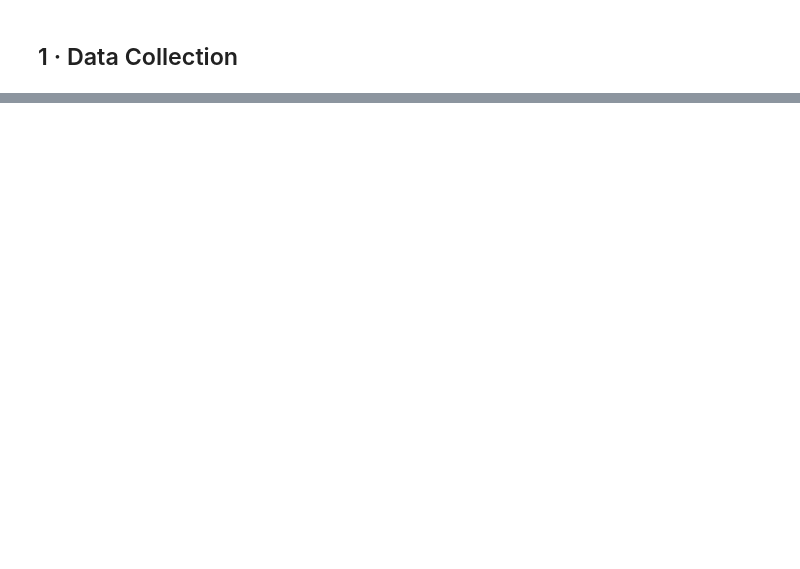
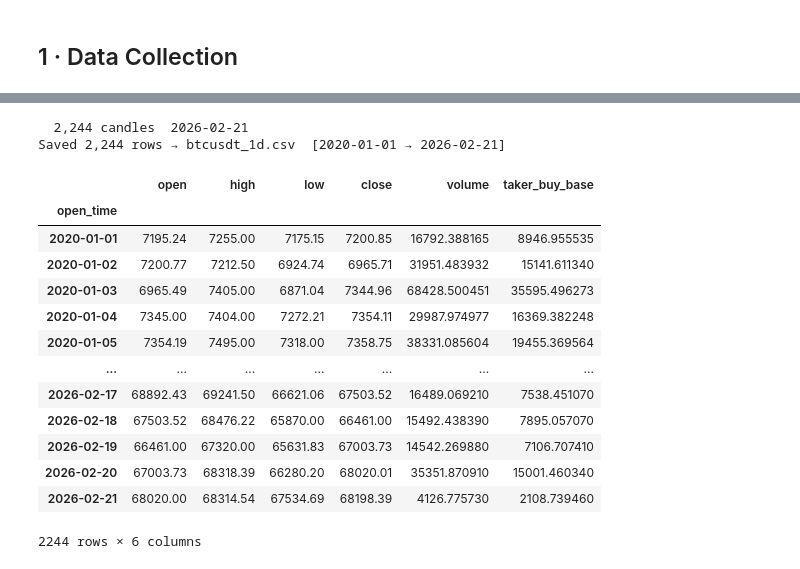
Before and after one commit to Khdeng/BTC-CTA-Strategy, a Jupyter notebook: btc_cta_strategy.ipynb, the cells around one changed output, grey strips where cells are left out. Drawn from its saved outputs; the diff is of its cells as text; code cells hidden in the pictures; blank space fills up the shorter version.

```diff
--- a/btc_cta_strategy.ipynb
+++ b/btc_cta_strategy.ipynb
@@ -152,44 +12,58 @@ Downloads hourly BTCUSDT klines (spot) via the public Binance REST API — no AP
 # %%
-import time, requests, pandas as pd
+import requests
+import pandas as pd
 from datetime import datetime, timezone
 
-SYMBOL, INTERVAL, START_DATE = 'BTCUSDT', '1h', '2020-01-01'
-DATA_PATH = 'btcusdt_1h.csv'
-PROXIES   = None   # e.g. {'https': 'http://127.0.0.1:7890'}
+SYMBOL = 'BTCUSDT'
+START_DATE = '2020-01-01'
+DATA_PATH = 'btcusdt_1d.csv'
 
-_COLS = ['open_time','open','high','low','close','volume','close_time',
-         'quote_vol','n_trades','taker_buy_base','taker_buy_quote','ignore']
-_KEEP = ['open_time','open','high','low','close','volume','taker_buy_base']
-_URL  = 'https://api.binance.com/api/v3/klines'
+def download_btc_daily(path=DATA_PATH):
+    url = 'https://api.binance.com/api/v3/klines'
+    t0 = int(datetime.strptime(START_DATE, '%Y-%m-%d').replace(tzinfo=timezone.utc).timestamp() * 1000)
+    now = int(datetime.now(timezone.utc).timestamp() * 1000)
 
-def _fetch(ms):
-    for n in range(6):
-        try:
-            r = requests.get(_URL, params={'symbol':SYMBOL,'interval':INTERVAL,
-                             'startTime':ms,'limit':1000}, timeout=30, proxies=PROXIES)
-            r.raise_for_status(); return r.json()
-        except Exception: time.sleep(2**n)
-    raise RuntimeError('Binance API failed')
+    rows, cur = [], t0
+    while cur <= now:
+        data = requests.get(url, params={'symbol': SYMBOL, 'interval': '1d', 'startTime': cur, 'limit': 1000}).json()
+        if not data:
+            break
+        rows.extend(data)
+        last = int(data[-1][0])
+        print(f'  {len(rows):,} candles  {datetime.fromtimestamp(last/1000, timezone.utc):%Y-%m-%d}', end='\r')
+        if len(data) < 1000:
+            break
+        cur = last + 86_400_000
 
-def download_btc_hourly(path=DATA_PATH):
-    t0  = int(datetime.strptime(START_DATE,'%Y-%m-%d').replace(tzinfo=timezone.utc).timestamp()*1000)
-    now, rows, cur = int(datetime.now(timezone.utc).timestamp()*1000), [], t0
-    while cur <= now:
-        b = _fetch(cur)
-        if not b: break
-        rows.extend(b); last = int(b[-1][0])
-        print(f'  {len(rows):,} candles  {datetime.fromtimestamp(last/1000,timezone.utc):%Y-%m-%d}', end='\r')
-        if len(b) < 1000: break
-        cur = last + 3_600_000; time.sleep(0.12)
+    cols = ['open_time', 'open', 'high', 'low', 'close', 'volume', 'close_time',
+            'quote_vol', 'n_trades', 'taker_buy_base', 'taker_buy_quote', 'ignore']
+    keep = ['open_time', 'open', 'high', 'low', 'close', 'volume', 'taker_buy_base']
 
-    df = pd.DataFrame(rows, columns=_COLS)[_KEEP].copy()
+    df = pd.DataFrame(rows, columns=cols)[keep].copy()
     df['open_time'] = pd.to_datetime(df['open_time'], unit='ms', utc=True).dt.tz_localize(None)
-    df[_KEEP[1:]] = df[_KEEP[1:]].apply(pd.to_numeric)
+    df[keep[1:]] = df[keep[1:]].apply(pd.to_numeric)
     df.to_csv(path, index=False)
     print(f'\nSaved {len(df):,} rows → {path}  [{df["open_time"].iloc[0]:%Y-%m-%d} → {df["open_time"].iloc[-1]:%Y-%m-%d}]')
     return df.set_index('open_time')
 
-raw_h_index = download_btc_hourly()
+download_btc_daily()
+# %% [output]
+  2,244 candles  2026-02-21
+Saved 2,244 rows → btcusdt_1d.csv  [2020-01-01 → 2026-02-21]
+|  | open | high | low | close | volume | taker_buy_base |
+| open_time |  |  |  |  |  |  |
+| 2020-01-01 | 7195.24 | 7255.00 | 7175.15 | 7200.85 | 16792.388165 | 8946.955535 |
+| 2020-01-02 | 7200.77 | 7212.50 | 6924.74 | 6965.71 | 31951.483932 | 15141.611340 |
+| 2020-01-03 | 6965.49 | 7405.00 | 6871.04 | 7344.96 | 68428.500451 | 35595.496273 |
+| 2020-01-04 | 7345.00 | 7404.00 | 7272.21 | 7354.11 | 29987.974977 | 16369.382248 |
+| 2020-01-05 | 7354.19 | 7495.00 | 7318.00 | 7358.75 | 38331.085604 | 19455.369564 |
+| ... | ... | ... | ... | ... | ... | ... |
+| 2026-02-17 | 68892.43 | 69241.50 | 66621.06 | 67503.52 | 16489.069210 | 7538.451070 |
+| 2026-02-18 | 67503.52 | 68476.22 | 65870.00 | 66461.00 | 15492.438390 | 7895.057070 |
+| 2026-02-19 | 66461.00 | 67320.00 | 65631.83 | 67003.73 | 14542.269880 | 7106.707410 |
+| 2026-02-20 | 67003.73 | 68318.39 | 66280.20 | 68020.01 | 35351.870910 | 15001.460340 |
+| 2026-02-21 | 68020.00 | 68314.54 | 67534.69 | 68198.39 | 4126.775730 | 2108.739460 |
+2244 rows × 6 columns
 # %%
 import pandas as pd
 import numpy as np
```
Also changed, not shown: parts of 15 cells of this notebook, 4 other files.
